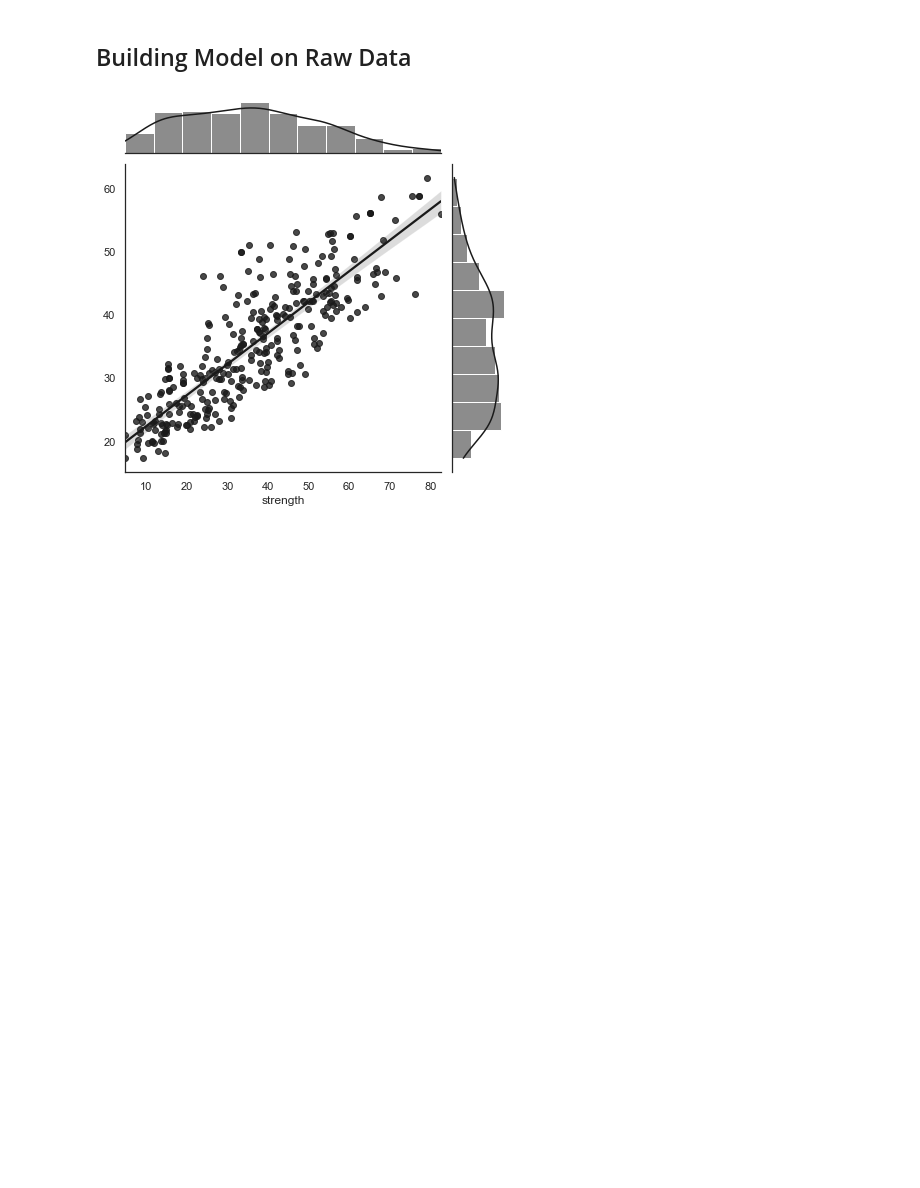
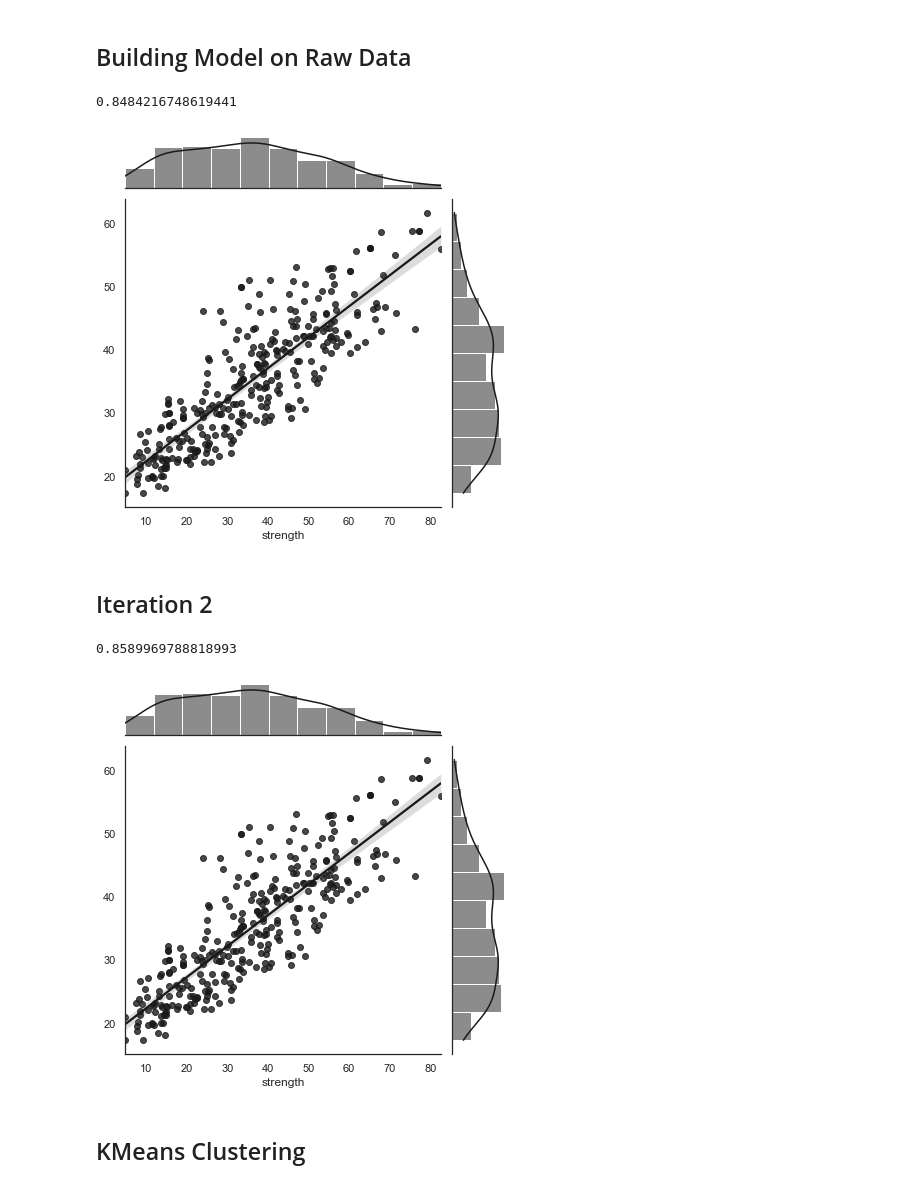
Before and after one commit to VAMSEE92/concrete-compressive-strength, a Jupyter notebook: ConcreteComprehensiveStrength.ipynb, the cells around one changed output. Drawn from its saved outputs; the diff is of its cells as text; code cells hidden in the pictures; blank space fills up the shorter version.

```diff
--- a/ConcreteComprehensiveStrength.ipynb
+++ b/ConcreteComprehensiveStrength.ipynb
@@ -149,5 +150,25 @@ y_pred = clr.predict(X_test)
 sns.set(style="darkgrid", color_codes=True)
 with sns.axes_style("white"):
     sns.jointplot(x=y_test, y=y_pred, kind="reg", color="k");
+print(sts.pearsonr(y_test,y_pred)[0])
 # %% [output]
+0.8484216748619441
 [figure]
+# %% [markdown]
+## Iteration 2
+# %%
+#Drop coarseagg column based on the above visual analysis
+
+X.pop('coarseagg')
+X.pop('fineagg')
+X_train, X_test, y_train, y_test = train_test_split(X, Y, test_size=0.30, random_state=1)
+clr.fit(X_train , y_train)
+y_pred_2 = clr.predict(X_test)
+# %%
+sns.set(style="darkgrid", color_codes=True)
+with sns.axes_style("white"):
+    sns.jointplot(x=y_test, y=y_pred, kind="reg", color="k");
+print(sts.pearsonr(y_test,y_pred_2)[0])
+# %% [output]
+0.8589969788818993
+[figure, added]
@@ -153,0 +178,2 @@ with sns.axes_style("white"):
+# %% [markdown]
+## KMeans Clustering
```
Also changed, not shown: parts of 24 cells of this notebook.
